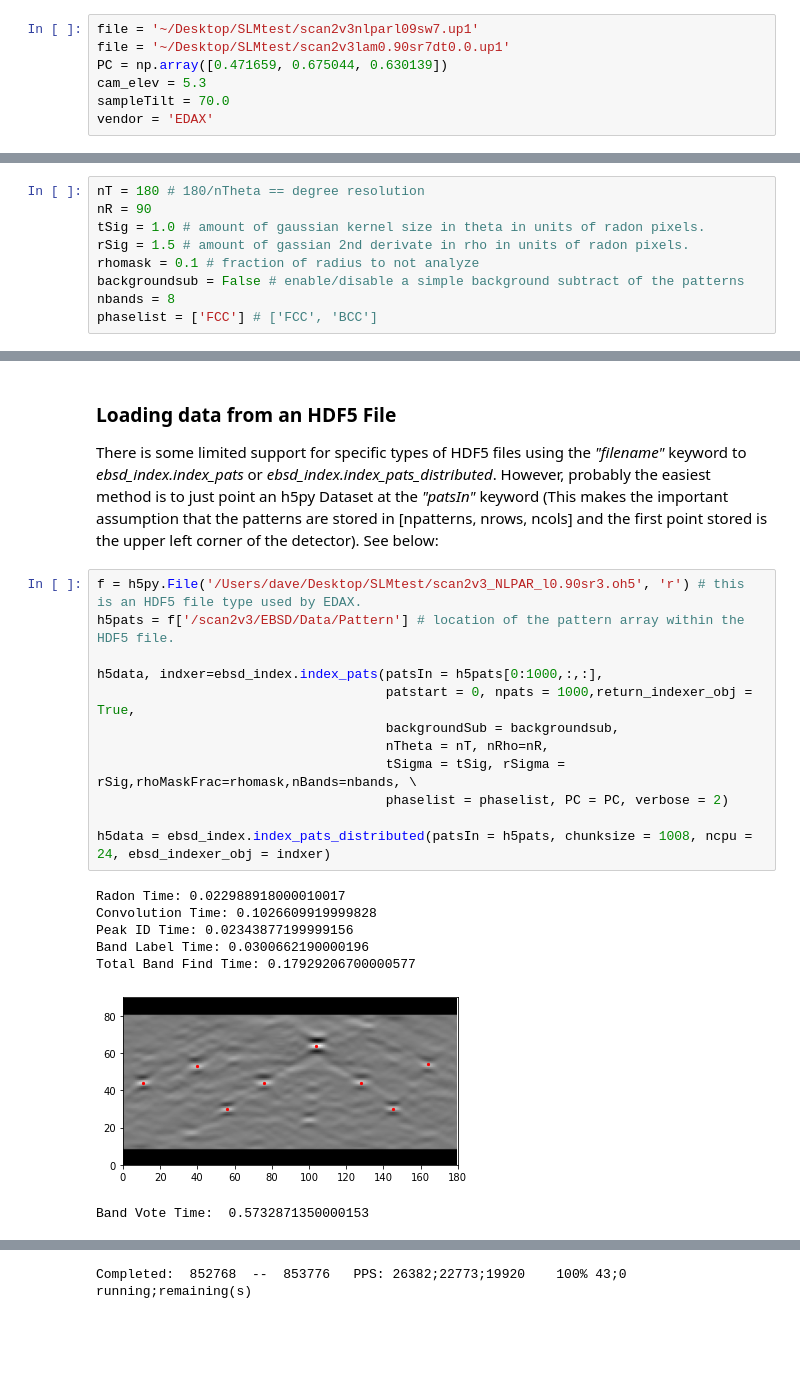
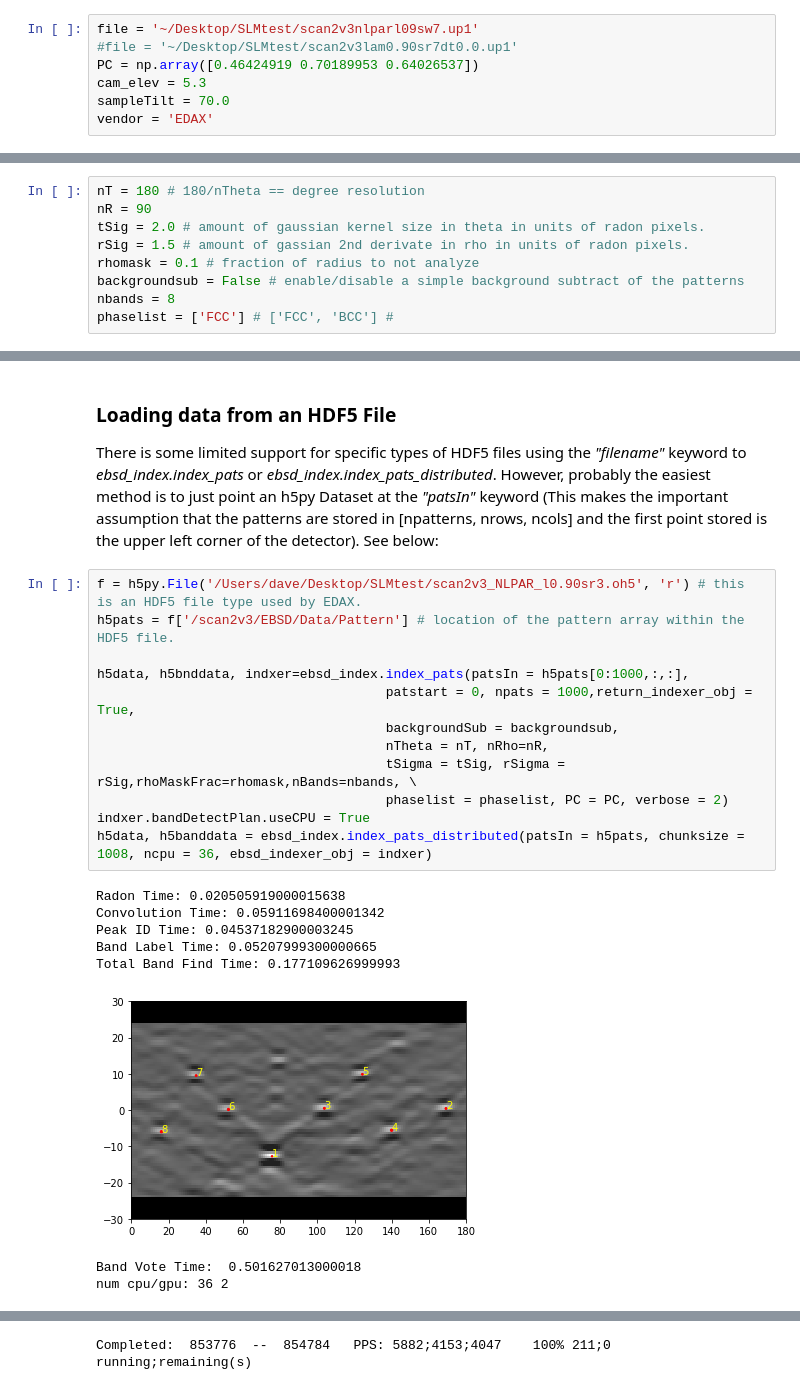
Before and after one commit to USNavalResearchLaboratory/PyEBSDIndex, a Jupyter notebook: doc/ebsd_index_demo.ipynb, the cells around one changed output, grey strips where cells are left out. Saved outputs shown, nothing was run; the diff lists cells and outputs as text; blank space fills up the shorter version.

```diff
--- a/doc/ebsd_index_demo.ipynb
+++ b/doc/ebsd_index_demo.ipynb
@@ -16,8 +14,8 @@ Currently the only types of files that can be indexed are the EDAX UP1/2 files.
 Define the environmental conditions of the data collection
 # %%
 file = '~/Desktop/SLMtest/scan2v3nlparl09sw7.up1'
-file = '~/Desktop/SLMtest/scan2v3lam0.90sr7dt0.0.up1'
-PC = np.array([0.471659, 0.675044, 0.630139])
+#file = '~/Desktop/SLMtest/scan2v3lam0.90sr7dt0.0.up1'
+PC = np.array([0.46424919 0.70189953 0.64026537])
 cam_elev = 5.3
 sampleTilt = 70.0
 vendor = 'EDAX'
@@ -26,12 +24,12 @@ Define the radon and indexing parameters
 # %%
 nT = 180 # 180/nTheta == degree resolution
 nR = 90
-tSig = 1.0 # amount of gaussian kernel size in theta in units of radon pixels.
+tSig = 2.0 # amount of gaussian kernel size in theta in units of radon pixels.
 rSig = 1.5 # amount of gassian 2nd derivate in rho in units of radon pixels.
 rhomask = 0.1 # fraction of radius to not analyze
 backgroundsub = False # enable/disable a simple background subtract of the patterns
 nbands = 8
-phaselist = ['FCC'] # ['FCC', 'BCC']
+phaselist = ['FCC'] # ['FCC', 'BCC'] #
 # %% [markdown]
 Now initialize the indexer object.  It is easiest to run it over a 1000 patterns to give some idea of timing.
 Verbose = 1 is only timing, verbose = 2 is radon and peak ID image of last pattern, verbose = 0 nothing is reported.
@@ -212,20 +219,21 @@ There is some limited support for specific types of HDF5 files using the _"filen
 # %%
 f = h5py.File('/Users/dave/Desktop/SLMtest/scan2v3_NLPAR_l0.90sr3.oh5', 'r') # this is an HDF5 file type used by EDAX.
 h5pats = f['/scan2v3/EBSD/Data/Pattern'] # location of the pattern array within the HDF5 file.
 
-h5data, indxer=ebsd_index.index_pats(patsIn = h5pats[0:1000,:,:],
+h5data, h5bnddata, indxer=ebsd_index.index_pats(patsIn = h5pats[0:1000,:,:],
                                      patstart = 0, npats = 1000,return_indexer_obj = True,
                                      backgroundSub = backgroundsub,
                                      nTheta = nT, nRho=nR,
                                      tSigma = tSig, rSigma = rSig,rhoMaskFrac=rhomask,nBands=nbands, \
                                      phaselist = phaselist, PC = PC, verbose = 2)
-
-h5data = ebsd_index.index_pats_distributed(patsIn = h5pats, chunksize = 1008, ncpu = 24, ebsd_indexer_obj = indxer)
+indxer.bandDetectPlan.useCPU = True
+h5data, h5banddata = ebsd_index.index_pats_distributed(patsIn = h5pats, chunksize = 1008, ncpu = 36, ebsd_indexer_obj = indxer)
 # %% [output]
-Radon Time: 0.022988918000010017
-Convolution Time: 0.1026609919999828
-Peak ID Time: 0.02343877199999156
-Band Label Time: 0.0300662190000196
-Total Band Find Time: 0.17929206700000577
+Radon Time: 0.020505919000015638
+Convolution Time: 0.05911698400001342
+Peak ID Time: 0.04537182900003245
+Band Label Time: 0.05207999300000665
+Total Band Find Time: 0.177109626999993
-[figure, old version]
+[figure, new version]
-Band Vote Time:  0.5732871350000153
+Band Vote Time:  0.501627013000018
+num cpu/gpu: 36 2
@@ -233 +241 @@ Band Vote Time:  0.5732871350000153
-Completed:  852768  --  853776   PPS: 26382;22773;19920    100% 43;0 running;remaining(s)
+Completed:  853776  --  854784   PPS: 5882;4153;4047    100% 211;0 running;remaining(s)
```
Also changed, not shown: parts of 14 cells of this notebook, 4 other files.
